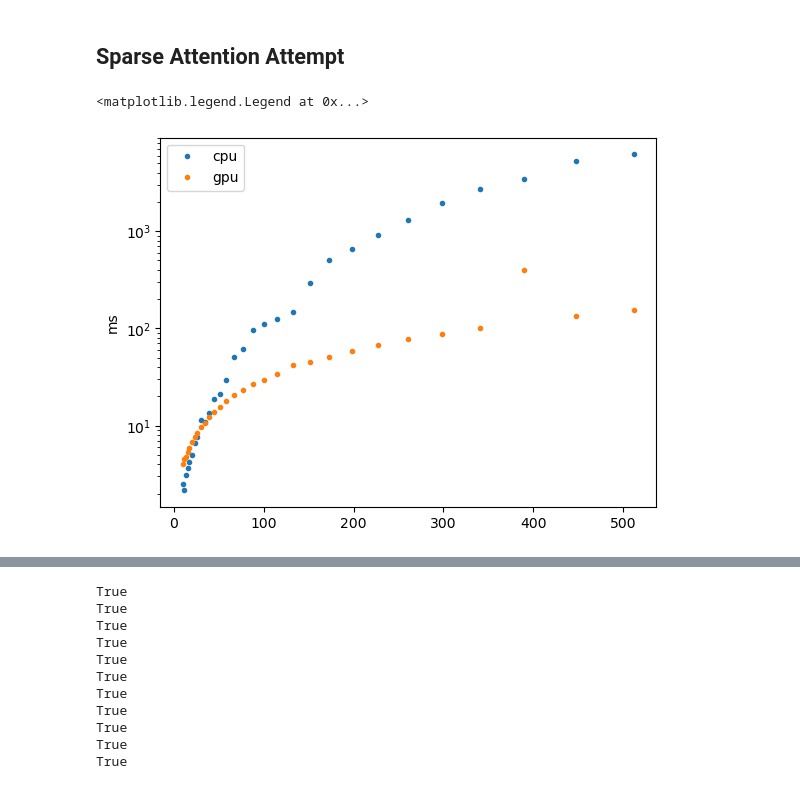
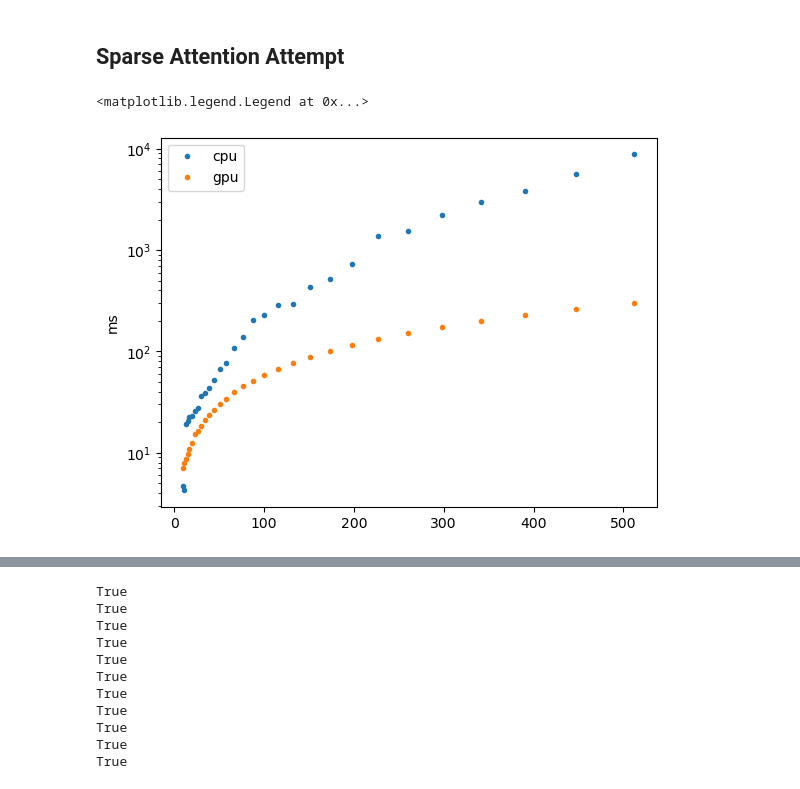
Before and after one commit to SharmaLlama/dl-from-scratch, a Jupyter notebook: notebooks/transformer.ipynb, the cells around one changed output, grey strips where cells are left out. Cells and saved outputs as stored; diff of their text form; code cells hidden in the pictures.

```diff
--- a/notebooks/transformer.ipynb
+++ b/notebooks/transformer.ipynb
@@ -1341,16 +1352,15 @@ def extract_attention_weights(model, src, tgt, batch, encoder_heads=None, decode
 
     return attention_weights, queries, keys
 # %%
-model.eval()
 true_all_decoded = []
 true_all_encoded = []
 attention_vals_all = []
 translated = []
-for i in range(0, 100 - 25 + 1, 25):
+for i in range(0, 25 - 25 + 1, 25):
     all_sentences = get_batched_sentences(english_sentences[i: i + 25], sp)
     encoder_heads = [[1, 1, 1, 1], [1, 1, 1, 1]]
     decoder_heads = [[1, 1, 1, 1], [1, 1, 1, 1]]
-    encoder_decoder_heads = [[1, 1, 1, 1], [1, 1, 1, 1]]
+    encoder_decoder_heads = [[0, 1, 1, 1], [1, 1, 1, 1]]
     pred = model_prediction_ablation(model, all_sentences, 140, "cpu", sp, encoder_heads=encoder_heads, decoder_heads=decoder_heads, encoder_decoder_heads=encoder_decoder_heads)
     subsequent_mask = torch.tril(torch.ones((140, 140), dtype=torch.int))
     padding_mask = (pred != sp.pad_id()).int()
@@ -1761,0 +1765,18 @@ plt.show()
+# %%
+plt.figure(figsize=(10, 6))
+plt.plot(bleu_scores_removal, color='blue', linestyle='-', linewidth=1, zorder=1)
+
+indices = range(len(bleu_scores_removal))
+x_red, y_red = zip(*[(i, bleu_scores_removal[i]) for i in indices if removal_order[i] < 8]) if any(removal_order[i] < 8 for i in indices) else ([], [])
+x_yellow, y_yellow = zip(*[(i, bleu_scores_removal[i]) for i in indices if 8 <= removal_order[i] < 16]) if any(8 <= removal_order[i] < 16 for i in indices) else ([], [])
+x_green, y_green = zip(*[(i, bleu_scores_removal[i]) for i in indices if 16 <= removal_order[i] < 24]) if any(16 <= removal_order[i] < 24 for i in indices) else ([], [])
+
+plt.scatter(x_red, y_red, color='red', s=50, zorder=2, label='encoder head')
+plt.scatter(x_yellow, y_yellow, color='orange', s=50, zorder=2, label='decoder head')
+plt.scatter(x_green, y_green, color='green', s=50, zorder=2, label='cross head')
+plt.grid(True, linestyle='--', alpha=0.7)
+plt.legend()
+plt.xlabel('number of heads ablated')
+plt.ylabel('blue score')
+plt.tight_layout()
+plt.show()
@@ -1847,7 +1903,7 @@ def attention(query, key, rand_idx, indices):
 import time
 
 
-def attention(query, key, rand_idx, indices, device=None):
+def attention(query, key, value, rand_idx, indices, device=None):
     if device is None:
         device = torch.device("cuda" if torch.cuda.is_available() else "cpu")
 
@@ -1897,7 +1953,8 @@ def attention(query, key, rand_idx, indices, device=None):
         src=attn_scores
     )
 
-    return result
+    softie = F.softmax(result, dim=-1)
+    return softie @ value
 
 
 def get_function_runtime(func, *args, **kwargs):
@@ -1918,7 +1975,9 @@ def get_function_runtime(func, *args, **kwargs):
 
     return cpu_time, cuda_time, end - start
 # %%
-timings = []
+cpu_timings_sparse = []
+cpu_timings_reg = []
+
 import numpy as np
 from tqdm import tqdm
 def log_space_sequence(start, end, num_points):
@@ -1927,11 +1986,13 @@ def log_space_sequence(start, end, num_points):
 
 batch_sizes = 2**np.arange(1, 11)
 seq_lengths = log_space_sequence(10, 512, 30)
-timings = {batch_size : [] for batch_size in batch_sizes}
+cpu_timings_sparse = {batch_size : [] for batch_size in batch_sizes}
+cpu_timings_reg = {batch_size : [] for batch_size in batch_sizes}
 for batch_size in batch_sizes:
     for seq_length in seq_lengths:
         q = torch.rand(size=(batch_size, n_heads, seq_length, dk))
         k = torch.rand(size=(batch_size, n_heads, seq_length, dk))
+        v = torch.rand(size=(batch_size, n_heads, seq_length, dv))
 
         rand_idx = []
         for i in range(1, seq_length - 1):
@@ -1943,5 +2004,6 @@ for batch_size in batch_sizes:
         window_size = 3
         base = torch.arange(0, seq_length)
         indices = base.unfold(0, window_size, 1)
-        timings[batch_size].append(get_function_runtime(attention, q, k, rand_idx, indices))
+        cpu_timings_sparse[batch_size].append(get_function_runtime(attention, q, k,v, rand_idx, indices))
+        cpu_timings_reg[batch_size].append(get_function_runtime(reg_attention, q, k, v))
 # %%
@@ -1949,10 +2012,11 @@ gpu_timings = {np.int64(2): [(0, 0, 173682653), (0, 0, 2125106), (0, 0, 2113259)
 # %%
 import matplotlib.pyplot as plt
-plt.plot(seq_lengths, [c/10**6 for a,b,c in timings[1024]], '.')
-plt.plot(seq_lengths, [c/10**6 for a,b,c in gpu_timings[1024]], '.')
+plt.plot(seq_lengths, [c/10**6 for a,b,c in cpu_timings_sparse[1024]], '.')
+plt.plot(seq_lengths, [c/10**6 for a,b,c in gpu_timings_sparse[1024]], '.')
+# plt.plot(seq_lengths, [(a + b) / 10**3 for a,b,c in timings[1024]], '.')
 plt.ylabel("ms")
 plt.yscale("log")
 plt.legend(['cpu' , 'gpu'])
 # %% [output]
 <matplotlib.legend.Legend at 0x...>
-[figure, old version]
+[figure, new version]
```
Also changed, not shown: parts of 43 cells of this notebook, 5 other files.
